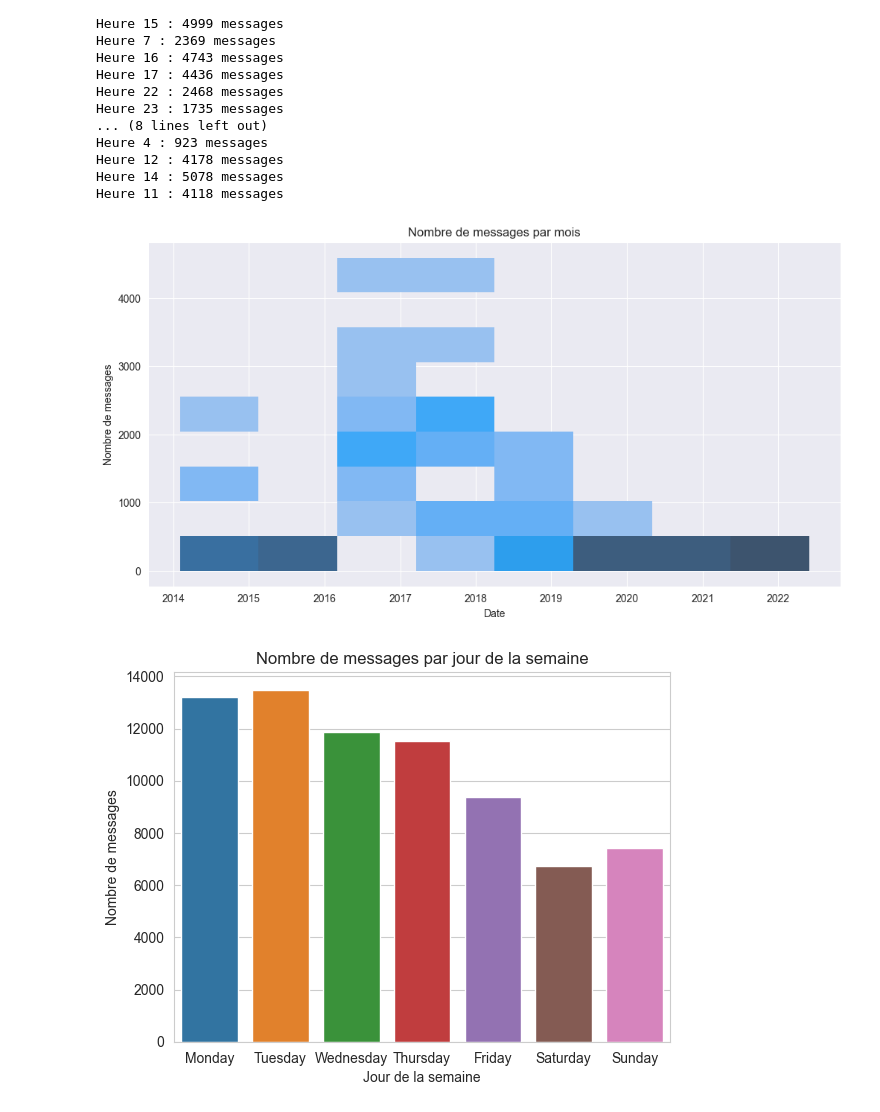
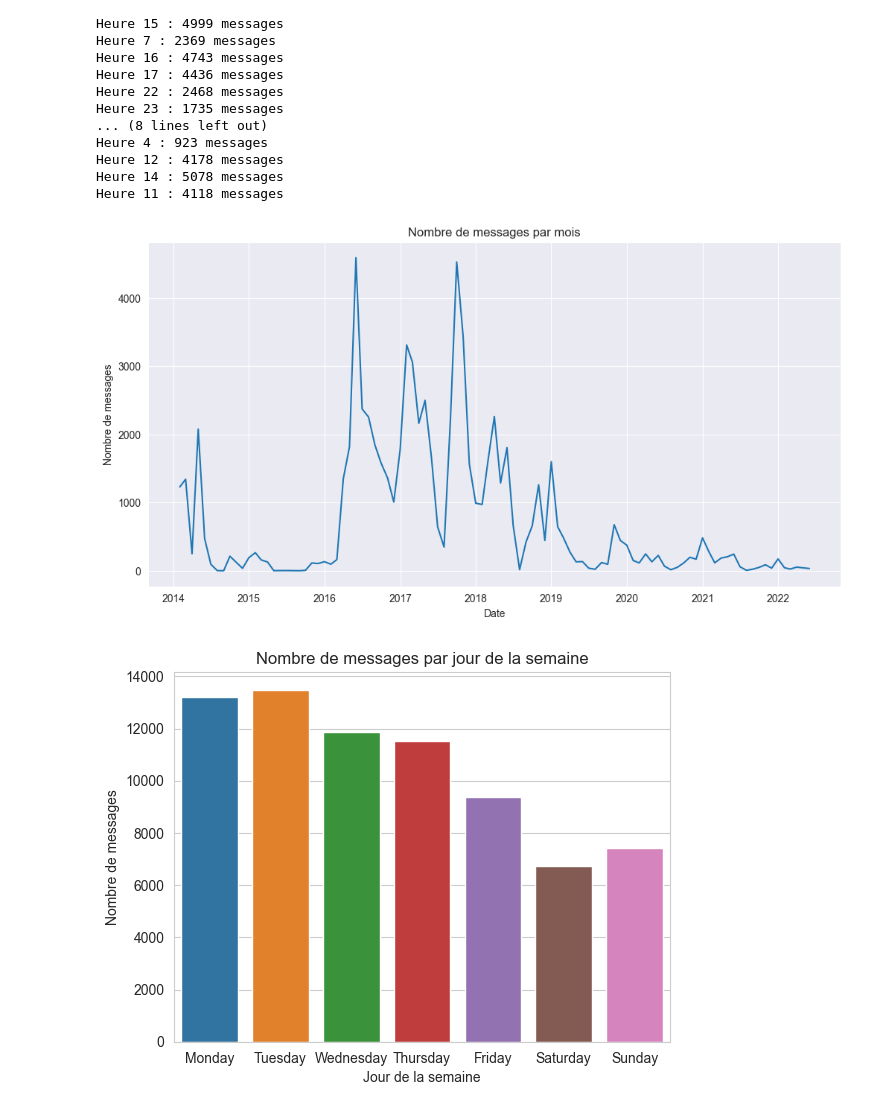
Before and after one commit to Lorenzo1208/MOOC, a Jupyter notebook: analyse.ipynb, the cells around one changed output. Drawn from its saved outputs; the diff is of its cells as text; code cells hidden in the pictures.

```diff
--- a/analyse.ipynb
+++ b/analyse.ipynb
@@ -173,27 +191,27 @@ fig.show()
 # %%
 import pandas as pd
 import seaborn as sns
 import matplotlib.pyplot as plt
 
 pipeline = [
         {"$unwind": "$content"},
         {"$group": {"_id": {"$substr": ["$content.created_at", 0, 7]}, "count": {"$sum": 1}}}
     ]
 result = list(forum_collection.aggregate(pipeline))
 df = pd.DataFrame(result)
 
 # Convertir les dates en type 'datetime'
 df['_id'] = pd.to_datetime(df['_id'])
 
-# Tracer un histogramme avec Seaborn et Matplotlib
+# Tracer une courbe avec Seaborn et Matplotlib
 plt.figure(figsize=(12, 6))
-sns.histplot(x=df['_id'], y=df['count'])
+sns.lineplot(x='_id', y='count', data=df)
 plt.xlabel('Date')
 plt.ylabel('Nombre de messages')
 plt.title('Nombre de messages par mois')
 plt.show()
 # %% [output]
-[figure, old version]
+[figure, new version]
 # %%
 import pandas as pd
 import plotly.express as px
```
Also changed, not shown: parts of 1 cell of this notebook.
